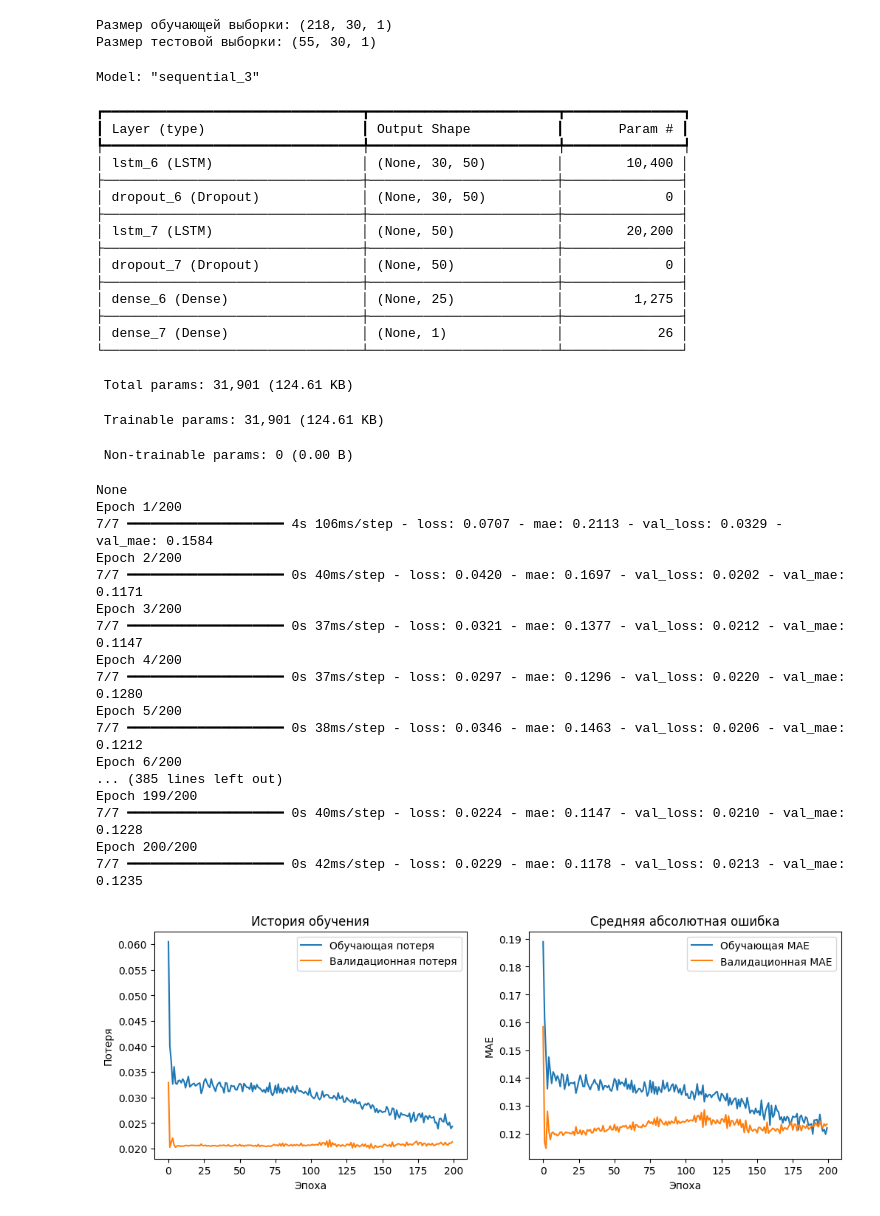
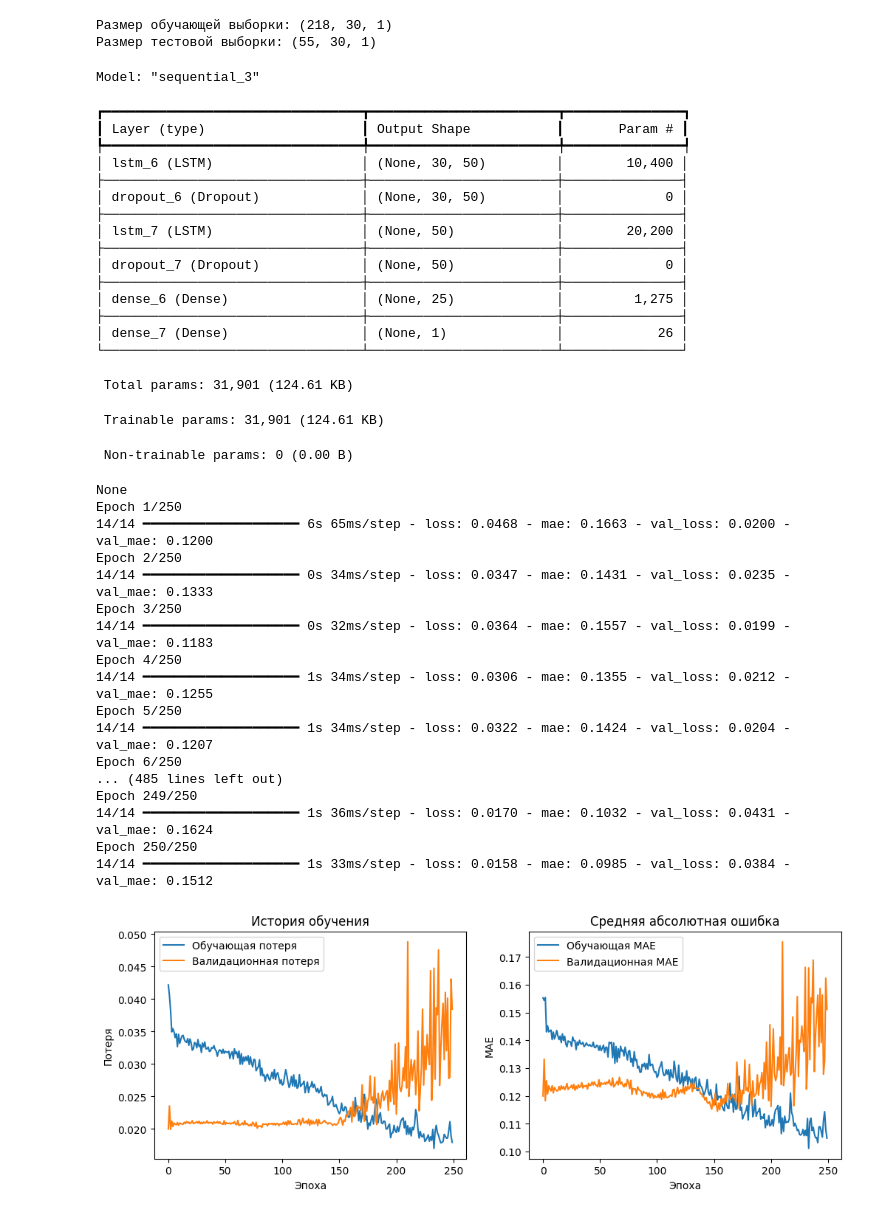
Before and after one commit to 6Fun6Maker6/-, a Jupyter notebook: Добро_пожаловать_в_Colab!.ipynb, the cells around one changed output. Drawn from its saved outputs; the diff is of its cells as text; code cells hidden in the pictures.

```diff
--- a/Добро_пожаловать_в_Colab!.ipynb
+++ b/Добро_пожаловать_в_Colab!.ipynb
@@ -233,8 +233,8 @@ print(model.summary())
 # Обучение модели
 history = model.fit(
     X_train, y_train,
-    batch_size=32,
-    epochs=200,
+    batch_size=16,
+    epochs=250,
     validation_data=(X_test, y_test),
     verbose=1,
     shuffle=False
@@ -252,50 +252,50 @@ plt.legend()
 
 plt.subplot(1, 2, 2)
 plt.plot(history.history['mae'], label='Обучающая MAE')
 plt.plot(history.history['val_mae'], label='Валидационная MAE')
 plt.title('Средняя абсолютная ошибка')
 plt.xlabel('Эпоха')
 plt.ylabel('MAE')
 plt.legend()
 plt.show()
 # %% [output]
 Model: "sequential_3"
 ┏━━━━━━━━━━━━━━━━━━━━━━━━━━━━━━━━━┳━━━━━━━━━━━━━━━━━━━━━━━━┳━━━━━━━━━━━━━━━┓
 ┃ Layer (type)                    ┃ Output Shape           ┃       Param # ┃
 ┡━━━━━━━━━━━━━━━━━━━━━━━━━━━━━━━━━╇━━━━━━━━━━━━━━━━━━━━━━━━╇━━━━━━━━━━━━━━━┩
 │ lstm_6 (LSTM)                   │ (None, 30, 50)         │        10,400 │
 ├─────────────────────────────────┼────────────────────────┼───────────────┤
 │ dropout_6 (Dropout)             │ (None, 30, 50)         │             0 │
 ├─────────────────────────────────┼────────────────────────┼───────────────┤
 │ lstm_7 (LSTM)                   │ (None, 50)             │        20,200 │
 ├─────────────────────────────────┼────────────────────────┼───────────────┤
 │ dropout_7 (Dropout)             │ (None, 50)             │             0 │
 ├─────────────────────────────────┼────────────────────────┼───────────────┤
 │ dense_6 (Dense)                 │ (None, 25)             │         1,275 │
 ├─────────────────────────────────┼────────────────────────┼───────────────┤
 │ dense_7 (Dense)                 │ (None, 1)              │            26 │
 └─────────────────────────────────┴────────────────────────┴───────────────┘
  Total params: 31,901 (124.61 KB)
  Trainable params: 31,901 (124.61 KB)
  Non-trainable params: 0 (0.00 B)
 None
-Epoch 1/200
-7/7 ━━━━━━━━━━━━━━━━━━━━ 4s 106ms/step - loss: 0.0707 - mae: 0.2113 - val_loss: 0.0329 - val_mae: 0.1584
-Epoch 2/200
-7/7 ━━━━━━━━━━━━━━━━━━━━ 0s 40ms/step - loss: 0.0420 - mae: 0.1697 - val_loss: 0.0202 - val_mae: 0.1171
-Epoch 3/200
-7/7 ━━━━━━━━━━━━━━━━━━━━ 0s 37ms/step - loss: 0.0321 - mae: 0.1377 - val_loss: 0.0212 - val_mae: 0.1147
-Epoch 4/200
-7/7 ━━━━━━━━━━━━━━━━━━━━ 0s 37ms/step - loss: 0.0297 - mae: 0.1296 - val_loss: 0.0220 - val_mae: 0.1280
-Epoch 5/200
-7/7 ━━━━━━━━━━━━━━━━━━━━ 0s 38ms/step - loss: 0.0346 - mae: 0.1463 - val_loss: 0.0206 - val_mae: 0.1212
-Epoch 6/200
-... (385 lines left out)
-Epoch 199/200
-7/7 ━━━━━━━━━━━━━━━━━━━━ 0s 40ms/step - loss: 0.0224 - mae: 0.1147 - val_loss: 0.0210 - val_mae: 0.1228
-Epoch 200/200
-7/7 ━━━━━━━━━━━━━━━━━━━━ 0s 42ms/step - loss: 0.0229 - mae: 0.1178 - val_loss: 0.0213 - val_mae: 0.1235
+Epoch 1/250
+14/14 ━━━━━━━━━━━━━━━━━━━━ 6s 65ms/step - loss: 0.0468 - mae: 0.1663 - val_loss: 0.0200 - val_mae: 0.1200
+Epoch 2/250
+14/14 ━━━━━━━━━━━━━━━━━━━━ 0s 34ms/step - loss: 0.0347 - mae: 0.1431 - val_loss: 0.0235 - val_mae: 0.1333
+Epoch 3/250
+14/14 ━━━━━━━━━━━━━━━━━━━━ 0s 32ms/step - loss: 0.0364 - mae: 0.1557 - val_loss: 0.0199 - val_mae: 0.1183
+Epoch 4/250
+14/14 ━━━━━━━━━━━━━━━━━━━━ 1s 34ms/step - loss: 0.0306 - mae: 0.1355 - val_loss: 0.0212 - val_mae: 0.1255
+Epoch 5/250
+14/14 ━━━━━━━━━━━━━━━━━━━━ 1s 34ms/step - loss: 0.0322 - mae: 0.1424 - val_loss: 0.0204 - val_mae: 0.1207
+Epoch 6/250
+... (485 lines left out)
+Epoch 249/250
+14/14 ━━━━━━━━━━━━━━━━━━━━ 1s 36ms/step - loss: 0.0170 - mae: 0.1032 - val_loss: 0.0431 - val_mae: 0.1624
+Epoch 250/250
+14/14 ━━━━━━━━━━━━━━━━━━━━ 1s 33ms/step - loss: 0.0158 - mae: 0.0985 - val_loss: 0.0384 - val_mae: 0.1512
-[figure, old version]
+[figure, new version]
 # %%
 # Предсказание на тестовой выборке
 y_pred = model.predict(X_test)
```
Also changed, not shown: parts of 3 cells of this notebook.
